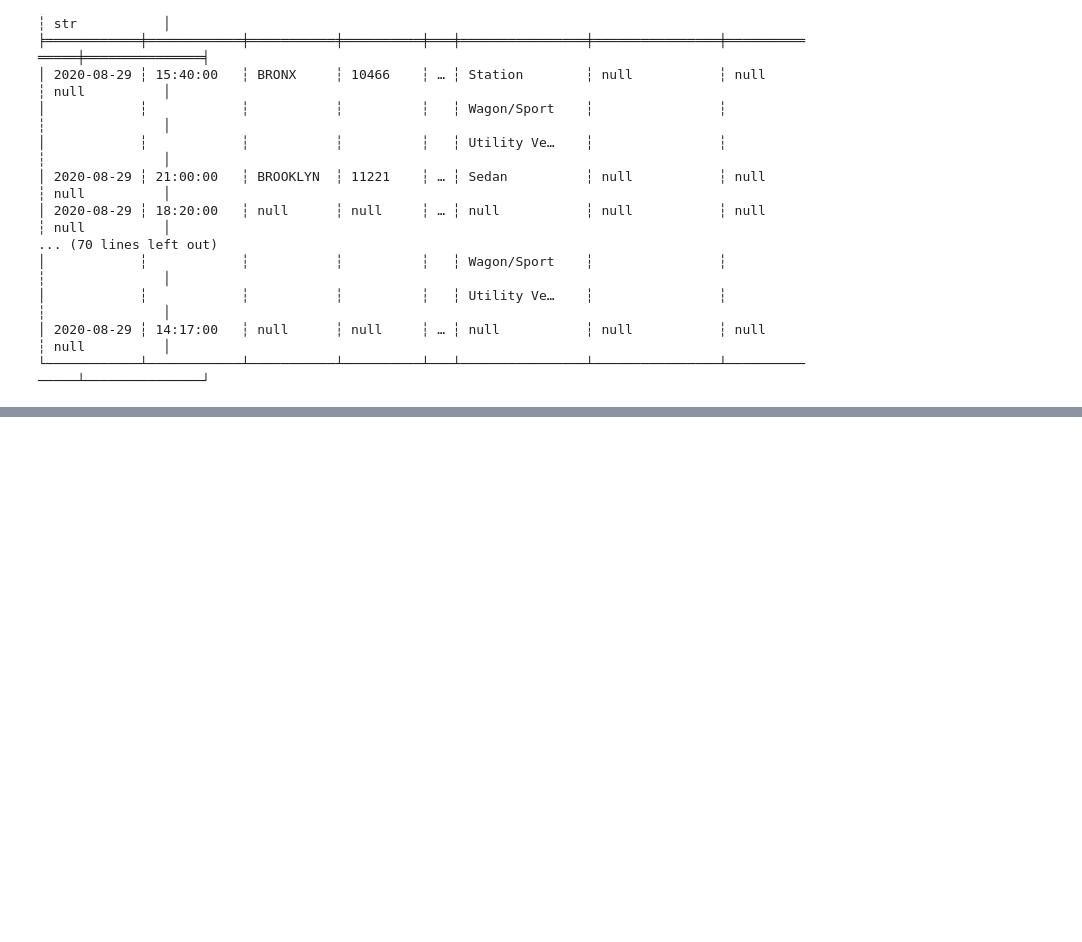
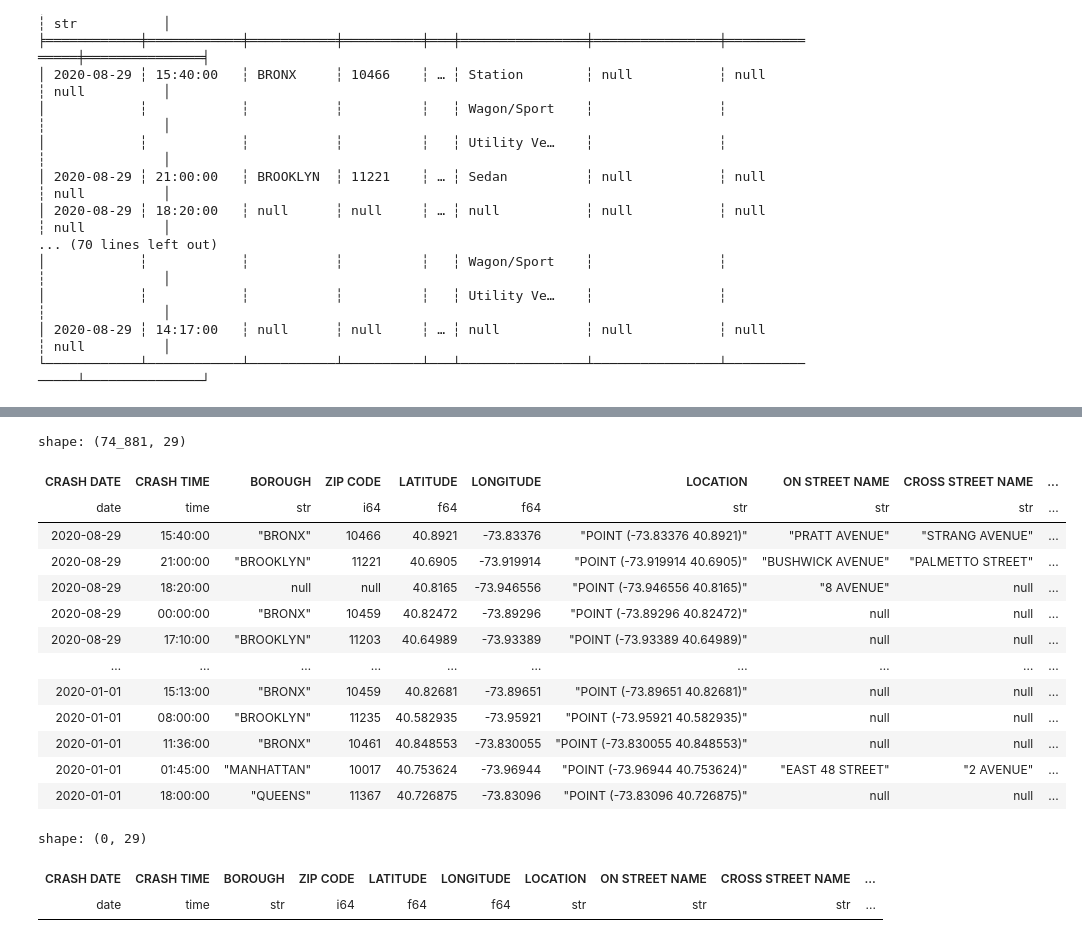
Before and after one commit to khanim-abdullayeva/CodeAlpha_Tasks, a Jupyter notebook: Task 2 - EDA/EDA.ipynb, the cells around one changed output, grey strips where cells are left out. Drawn from its saved outputs; the diff is of its cells as text; code cells hidden in the pictures; blank space fills up the shorter version.

```diff
--- a/Task 2 - EDA/EDA.ipynb
+++ b/Task 2 - EDA/EDA.ipynb
@@ -60,0 +81,24 @@ shape: (50, 29)
+# %%
+df
+# %% [output]
+shape: (74_881, 29)
+| CRASH DATE | CRASH TIME | BOROUGH | ZIP CODE | LATITUDE | LONGITUDE | LOCATION | ON STREET NAME | CROSS STREET NAME | ... |
+| date | time | str | i64 | f64 | f64 | str | str | str | ... |
+| 2020-08-29 | 15:40:00 | "BRONX" | 10466 | 40.8921 | -73.83376 | "POINT (-73.83376 40.8921)" | "PRATT AVENUE" | "STRANG AVENUE" | ... |
+| 2020-08-29 | 21:00:00 | "BROOKLYN" | 11221 | 40.6905 | -73.919914 | "POINT (-73.919914 40.6905)" | "BUSHWICK AVENUE" | "PALMETTO STREET" | ... |
+| 2020-08-29 | 18:20:00 | null | null | 40.8165 | -73.946556 | "POINT (-73.946556 40.8165)" | "8 AVENUE" | null | ... |
+| 2020-08-29 | 00:00:00 | "BRONX" | 10459 | 40.82472 | -73.89296 | "POINT (-73.89296 40.82472)" | null | null | ... |
+| 2020-08-29 | 17:10:00 | "BROOKLYN" | 11203 | 40.64989 | -73.93389 | "POINT (-73.93389 40.64989)" | null | null | ... |
+| … | … | … | … | … | … | … | … | … | ... |
+| 2020-01-01 | 15:13:00 | "BRONX" | 10459 | 40.82681 | -73.89651 | "POINT (-73.89651 40.82681)" | null | null | ... |
+| 2020-01-01 | 08:00:00 | "BROOKLYN" | 11235 | 40.582935 | -73.95921 | "POINT (-73.95921 40.582935)" | null | null | ... |
+| 2020-01-01 | 11:36:00 | "BRONX" | 10461 | 40.848553 | -73.830055 | "POINT (-73.830055 40.848553)" | null | null | ... |
+| 2020-01-01 | 01:45:00 | "MANHATTAN" | 10017 | 40.753624 | -73.96944 | "POINT (-73.96944 40.753624)" | "EAST 48 STREET" | "2 AVENUE" | ... |
+| 2020-01-01 | 18:00:00 | "QUEENS" | 11367 | 40.726875 | -73.83096 | "POINT (-73.83096 40.726875)" | null | null | ... |
+# %%
+df_duplicated = df.filter(df.is_duplicated())
+df_duplicated
+# %% [output]
+shape: (0, 29)
+| CRASH DATE | CRASH TIME | BOROUGH | ZIP CODE | LATITUDE | LONGITUDE | LOCATION | ON STREET NAME | CROSS STREET NAME | ... |
+| date | time | str | i64 | f64 | f64 | str | str | str | ... |
```
Also changed, not shown: parts of 1 cell of this notebook.
